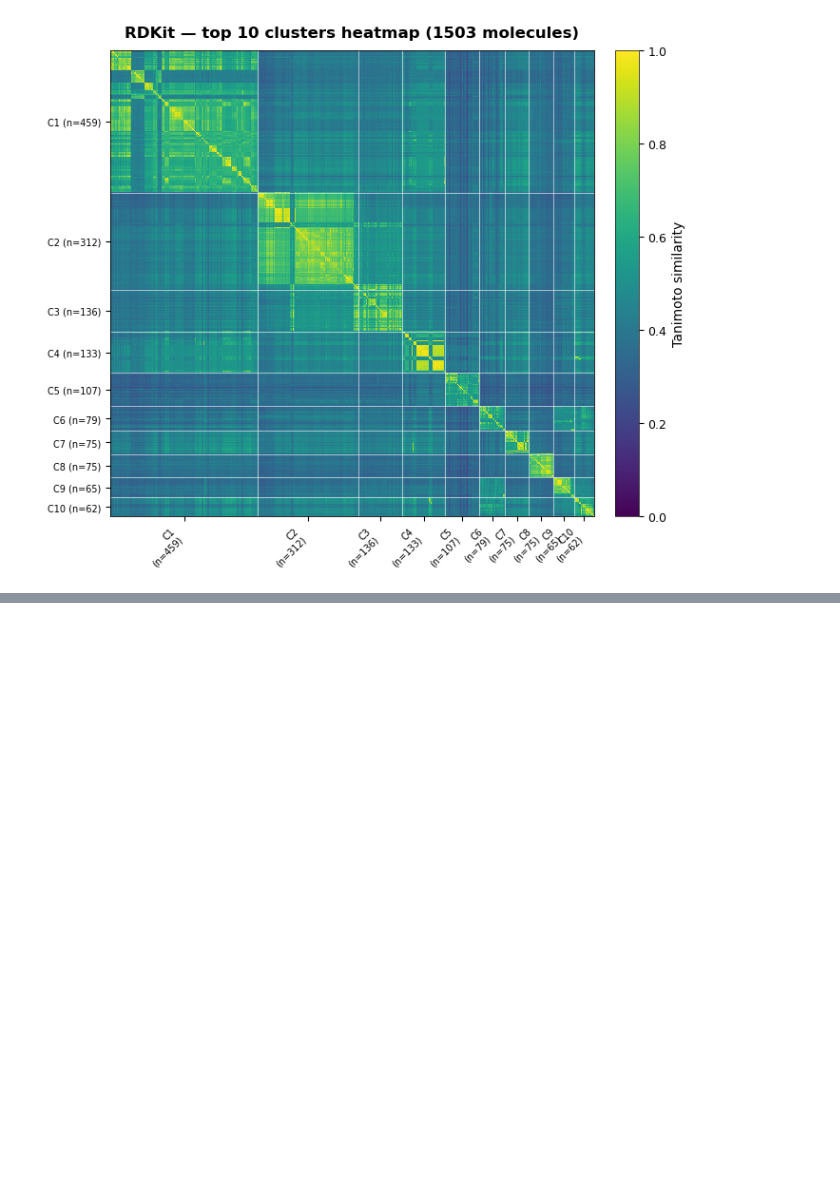
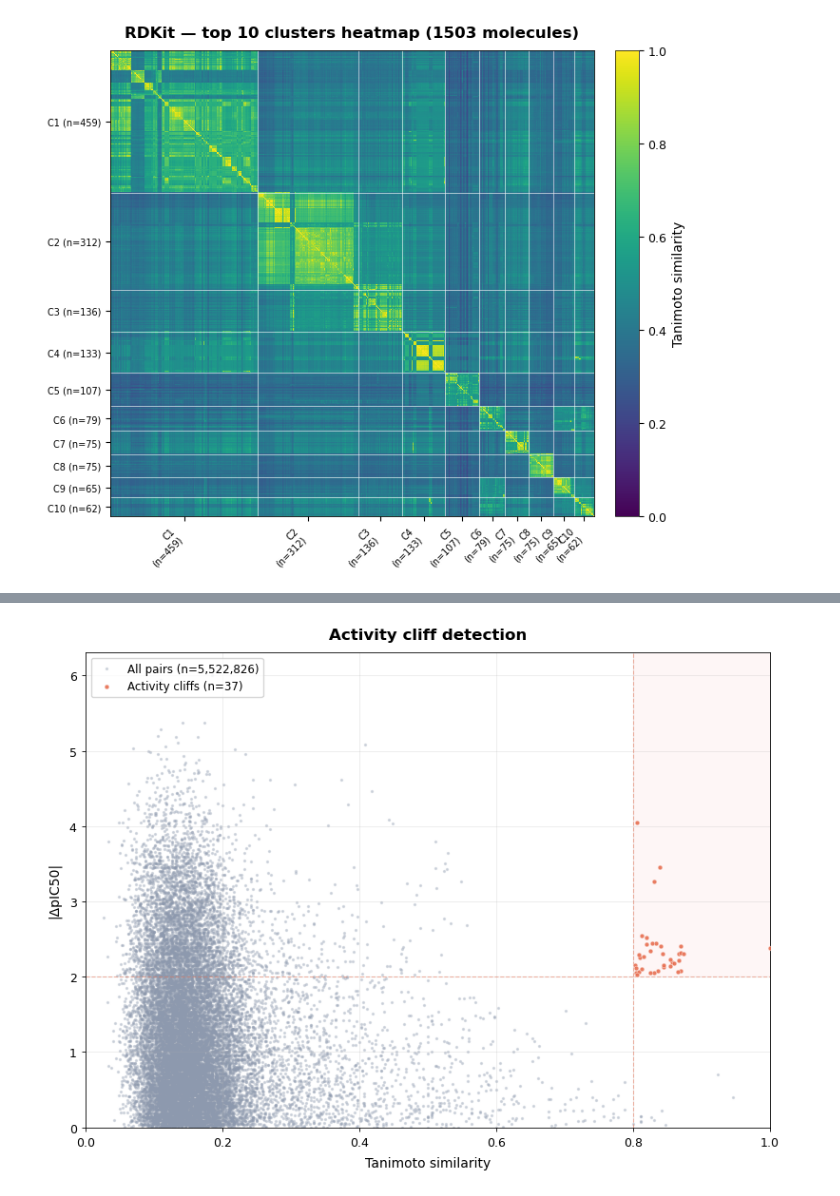
Before and after one commit to stanuch/TaniMol, a Jupyter notebook: notebooks/06_visualization.ipynb, the cells around one changed output, grey strips where cells are left out. Saved outputs shown, nothing was run; the diff lists cells and outputs as text; code cells hidden in the pictures; blank space fills up the shorter version.

```diff
--- a/notebooks/06_visualization.ipynb
+++ b/notebooks/06_visualization.ipynb
@@ -97,0 +139,4 @@ plot_top_clusters_heatmap(rdkit_sim_matrix, rdkit_clusters, name="RDKit", top_n=
+# %%
+plot_activity_cliff_scatter(morgan_sim_matrix, delta_pic50)
+# %% [output]
+[figure, added]
```
Also changed, not shown: parts of 12 cells of this notebook.
